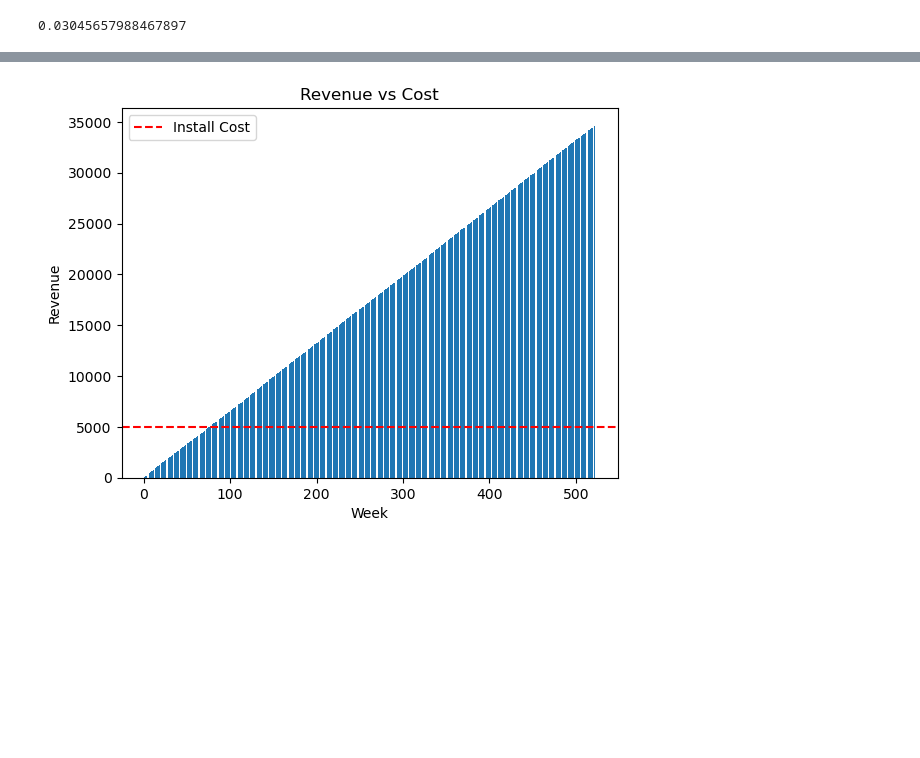
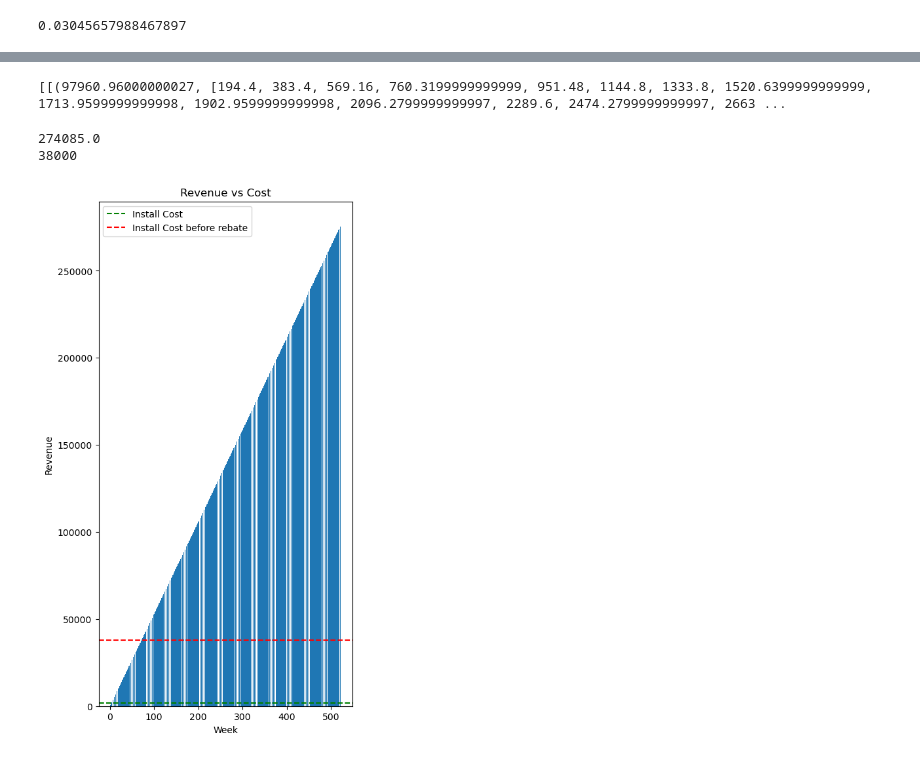
Before and after one commit to grapefruitcore/g20-capstone, a Jupyter notebook: Capstone.ipynb, the cells around one changed output, grey strips where cells are left out. Saved outputs shown, nothing was run; the diff lists cells and outputs as text; code cells hidden in the pictures; blank space fills up the shorter version.

```diff
--- a/Capstone.ipynb
+++ b/Capstone.ipynb
@@ -66,9 +73,10 @@ def chargingDemand(demandHourly,percentEV,chargerCount,parkingLotSize):
     #Takes inputs: array demandHourly which is 13 (hours per day) by 7 (days per week), float percentEV, float chargingProbability
     #Returns total number of charging instances per week weeklyChargeCount
 
+    chargerCount = round(chargerCount)
     weeklyChargeCount = 0
     randomCarArray = []
-    chargers = [[False,"",""]]*(chargerCount)
+    chargers = [[False,"",""]]*chargerCount
     chargersFilled = [chargers]
     falses = []
     chargersOccupied = 0
@@ -108,7 +116,6 @@ def chargingDemand(demandHourly,percentEV,chargerCount,parkingLotSize):
         chargersFilled.append(copy.deepcopy(chargers))
 
         weeklyChargeCount += chargersOccupied
-
     return(weeklyChargeCount,chargersFilled)
 # %%
 def generateCar(demand,percentEV):
@@ -158,7 +149,5 @@ chargingDemand(demandHourly,percentEV,3,parkingLotSize)
 # %%
-def powerToHour(hydroPrice,markup,batteryPower):
+def powerToHour(markup,power):
     #Calculates the price per hour based on price per kWh
-    priceEnergy = hydroPrice + markup #$/kWh
-    priceHour = priceEnergy*batteryPower #$/kWh * kW = $/h
+    priceHour = markup*power #$/kWh * kW = $/h
     return(priceHour)
-hourlyPrice = powerToHour(hydroPrice,markup,batteryPower)
@@ -165,15 +156,28 @@ hourlyPrice = powerToHour(hydroPrice,markup,batteryPower)
 # %%
-def profit(installCost,rebatePercent,weeks,demandHourly,percentEV,chargers,parkingLotSize,hourlyPrice):
+def profit(installCost,rebatePercent,weeks,demandHourly,percentEV,chargers,parkingLotSize,markup,power):
     #Takes inputs: float installCost in CAD, float rebatePercent, chargeCharge in CAD/hour (change this eventually to CAD/kWh and weeklyChargeCount to kwH/week)
     #plus params for ChargingDemand
+    hourlyPrice = powerToHour(markup,power)
     revenue = 0
     revenueWeekly = []
-    costs = installCost*(1-rebatePercent)*chargers
+    if power <= 7.2:
+        chargerCost = 11500
+    elif 7.2 < power <= 20:
+        chargerCost = 18000
+    else:
+        chargerCost = 40000
+    costsBeforeRebate = (installCost+chargerCost)*chargers
+    [rebateAmount,rebateMax] = rebate(float(power))
+    if costsBeforeRebate*(1-rebateAmount)*rebatePercent > rebateMax:
+        costs = costsBeforeRebate-rebateMax
+    else:
+        costs = costsBeforeRebate * (rebateAmount/rebatePercent)
     #This needs to be adjusted for inflation later
     while weeks > 0:
         weekRevenue = chargingDemand(demandHourly,percentEV,chargers,parkingLotSize)[0] * hourlyPrice
         revenue += weekRevenue
         revenueWeekly.append(revenue)
         weeks -= 1
-    return(revenue-costs,revenueWeekly)
+        print(weeks)
+    return(revenue-costs,revenueWeekly,costs,costsBeforeRebate)
     #Returns total profit/loss in CAD
@@ -219,2 +256,8 @@ chargerSizing(installCost,rebatePercent,chargeCharge,weeks,demandHourly,percentE
 # %%
-revenueWeekly = profit(installCost,rebatePercent,chargeCharge, weeks, demandHourly,percentEV,chargingProbability,1,parkingLotSize)
+options = [[2,7.2],[2,20]
+          ,[4,7.2],[4,20]
+          ,[6,7.2],[6,20]
+          ,[8,7.2],[8,20]]
+revenueWeekly = []
+for i in options:
+    revenueWeekly.append([profit(installCost,rebatePercent,weeks,demandHourly,percentEV,i[0],parkingLotSize,markup,i[1])])
@@ -221,22 +282,32 @@ revenueWeekly = profit(installCost,rebatePercent,chargeCharge, weeks, demandHour
+# %%
+print(revenueWeekly)
+# %% [output]
+[[(97960.96000000027, [194.4, 383.4, 569.16, 760.3199999999999, 951.48, 1144.8, 1333.8, 1520.6399999999999, 1713.9599999999998, 1902.9599999999998, 2096.2799999999997, 2289.6, 2474.2799999999997, 2663 ...
 # %%
+print(revenueWeekly[0])
+print(revenueWeekly[3])
 # Create the bar graph with position-based labels
+plt.figure(figsize=(5, 10))
 plt.bar(range(1, len(revenueWeekly[1]) + 1), revenueWeekly[1])
 
 # Add a horizontal line at y=installCost
-plt.axhline(y=installCost, color='red', linestyle='--', label='Install Cost')
+plt.axhline(y=revenueWeekly[2], color='green', linestyle='--', label='Install Cost')
+plt.axhline(y=revenueWeekly[3], color='red', linestyle='--', label='Install Cost before rebate')
 
 # Set the title and labels for the axes
 plt.title('Revenue vs Cost')
 plt.xlabel('Week')
 plt.ylabel('Revenue')
 
 # Display the legend
 plt.legend()
 
 # Show the plot
 plt.show()
 # %% [output]
+274085.0
+38000
-[figure, old version]
+[figure, new version]
 # %%
 #num = number of chargers, char_type = charger type (1=[0],2=[1],3=[2]),power_cons = KW consumption of each charger, years
 import numpy as np
```
Also changed, not shown: parts of 11 cells of this notebook, 2 other files.
